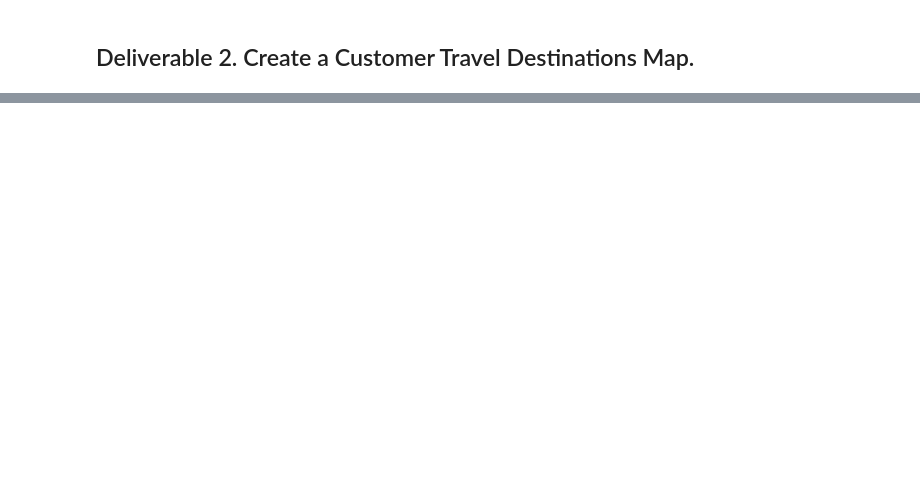
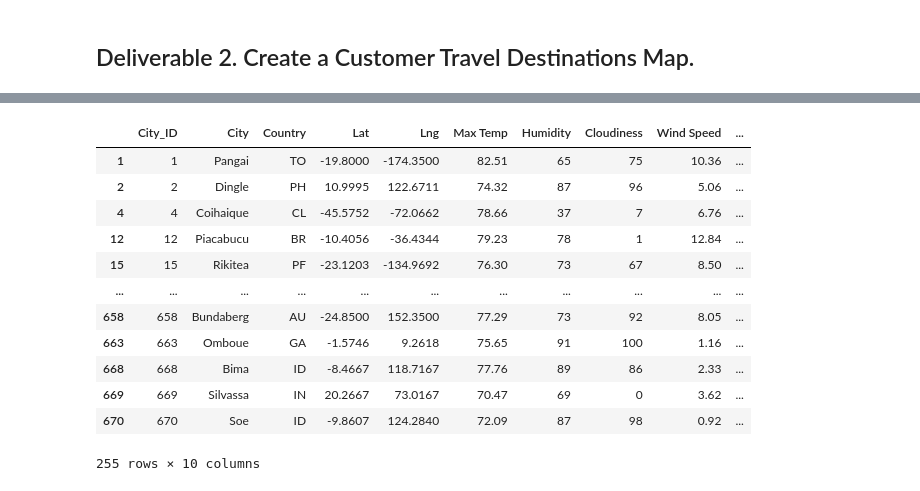
Before and after one commit to racruz25/world-weather-analysis, a Jupyter notebook: Vacation_Search/Vacation_Search.ipynb, the cells around one changed output, grey strips where cells are left out. Cells and saved outputs as stored; diff of their text form; code cells hidden in the pictures; blank space fills up the shorter version.

```diff
--- a/Vacation_Search/Vacation_Search.ipynb
+++ b/Vacation_Search/Vacation_Search.ipynb
@@ -13,6 +13,6 @@ from config import g_key
 gmaps.configure(api_key=g_key)
 # %%
 # 1. Import the WeatherPy_database.csv file.
-city_data_df = pd.read_csv("Weather_Database/WeatherPy_Database.csv")
+city_data_df = pd.read_csv("/Users/rickcruz/Documents/UT-Data-Bootcamp/API/world-weather-analysis/Weather_Database/WeatherPy_Database.csv")
 city_data_df.head()
 # %% [output]
@@ -20,3 +25,5 @@ FileNotFoundError: [Errno 2] No such file or directory: 'Weather_Database/Weathe
 # %%
 # 2. Prompt the user to enter minimum and maximum temperature criteria
 # Get the maximum temperature.
+min_temp = float(input("What is the minimum temperature you would like for your trip? "))
+max_temp = float(input("What is the maximum temperature you would like for your trip? "))
@@ -23,2 +33,5 @@ FileNotFoundError: [Errno 2] No such file or directory: 'Weather_Database/Weathe
 # %%
 # 3. Filter the city_data_df DataFrame using the input statements to create a new DataFrame using the loc method.
+preferred_cities_df = city_data_df.loc[(city_data_df["Max Temp"] <= max_temp) & \
+                                       (city_data_df["Max Temp"] >= min_temp)]
+preferred_cities_df.head(10)
@@ -27,4 +65,20 @@ FileNotFoundError: [Errno 2] No such file or directory: 'Weather_Database/Weathe
 # %%
 # 4b. Drop any empty rows and create a new DataFrame that doesn’t have empty rows.
+preferred_cities_df.dropna()
+preferred_cities_df
+# %% [output]
+|  | City_ID | City | Country | Lat | Lng | Max Temp | Humidity | Cloudiness | Wind Speed | ... |
+| 1 | 1 | Pangai | TO | -19.8000 | -174.3500 | 82.51 | 65 | 75 | 10.36 | ... |
+| 2 | 2 | Dingle | PH | 10.9995 | 122.6711 | 74.32 | 87 | 96 | 5.06 | ... |
+| 4 | 4 | Coihaique | CL | -45.5752 | -72.0662 | 78.66 | 37 | 7 | 6.76 | ... |
+| 12 | 12 | Piacabucu | BR | -10.4056 | -36.4344 | 79.23 | 78 | 1 | 12.84 | ... |
+| 15 | 15 | Rikitea | PF | -23.1203 | -134.9692 | 76.30 | 73 | 67 | 8.50 | ... |
+| ... | ... | ... | ... | ... | ... | ... | ... | ... | ... | ... |
+| 658 | 658 | Bundaberg | AU | -24.8500 | 152.3500 | 77.29 | 73 | 92 | 8.05 | ... |
+| 663 | 663 | Omboue | GA | -1.5746 | 9.2618 | 75.65 | 91 | 100 | 1.16 | ... |
+| 668 | 668 | Bima | ID | -8.4667 | 118.7167 | 77.76 | 89 | 86 | 2.33 | ... |
+| 669 | 669 | Silvassa | IN | 20.2667 | 73.0167 | 70.47 | 69 | 0 | 3.62 | ... |
+| 670 | 670 | Soe | ID | -9.8607 | 124.2840 | 72.09 | 87 | 98 | 0.92 | ... |
+255 rows × 10 columns
 # %%
 # 5a. Create DataFrame called hotel_df to store hotel names along with city, country, max temp, and coordinates.
```
Also changed, not shown: parts of 12 cells of this notebook, 4 other files.
